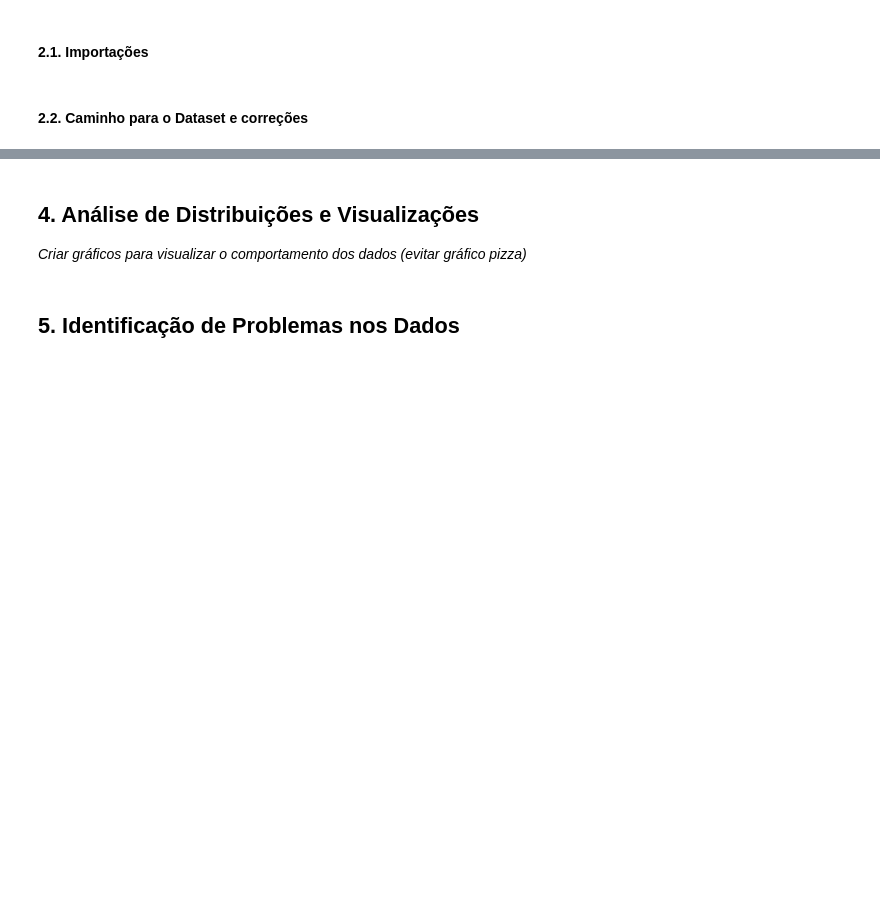
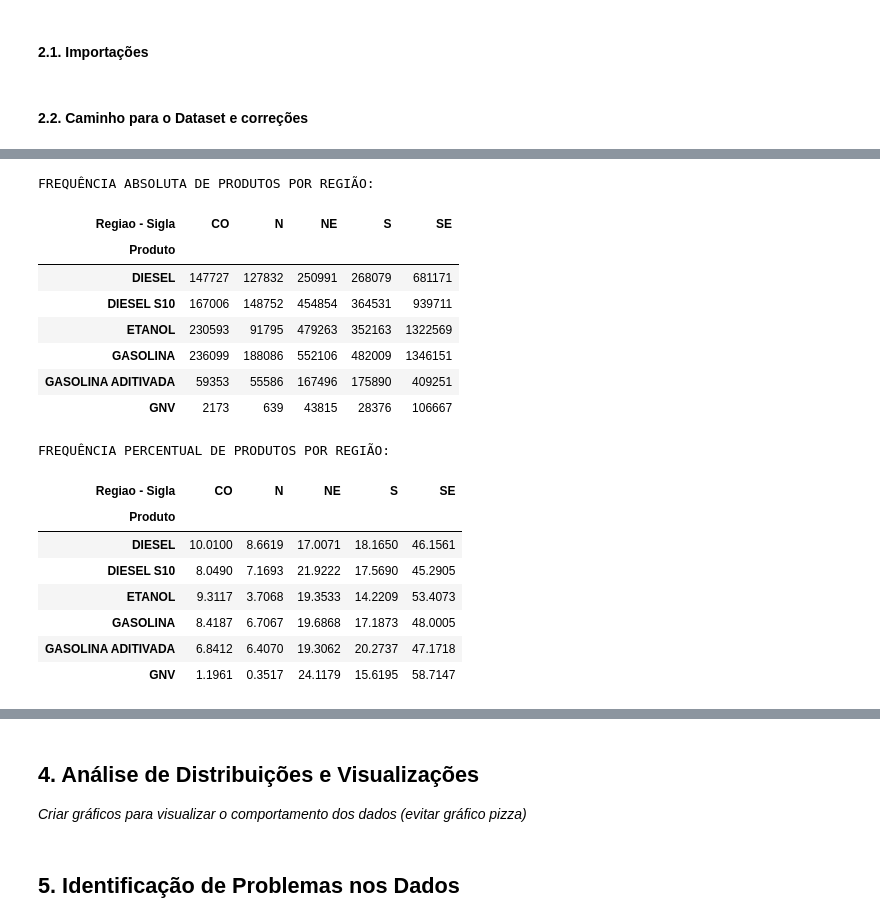
Before and after one commit to LucasCabra7/precos-combustiveis-brasil-2015-2025, a Jupyter notebook: Grupo_4_Análise_Exploratória_e_Modelagem_Preditiva_dos_Preços_de_Combustíveis_no_Brasil_(2015–2025).ipynb, the cells around one changed output, grey strips where cells are left out. Cells and saved outputs as stored; diff of their text form; code cells hidden in the pictures; blank space fills up the shorter version.

```diff
--- a/Grupo_4_Análise_Exploratória_e_Modelagem_Preditiva_dos_Preços_de_Combustíveis_no_Brasil_(2015–2025).ipynb
+++ b/Grupo_4_Análise_Exploratória_e_Modelagem_Preditiva_dos_Preços_de_Combustíveis_no_Brasil_(2015–2025).ipynb
@@ -794,0 +278,50 @@ Essa análise contribui para uma compreensão mais aprofundada do comportamento
+# %%
+class AnalisadorDistribuicaoProdutoPorRegiao:
+    def __init__(self, dataframe: pd.DataFrame):
+        self.dataframe = dataframe
+
+    def calcular_exibir_frequencia_absoluta_produto_por_regiao(self):
+        print("\nFREQUÊNCIA ABSOLUTA DE PRODUTOS POR REGIÃO:")
+        frequencia_absoluta_produto_por_regiao = (
+            self.dataframe
+            .groupby(['Produto', 'Regiao - Sigla'])
+            .size()
+            .unstack(fill_value=0)
+            )
+        display(frequencia_absoluta_produto_por_regiao)
+
+    def calcular_exibir_frequencia_percentual_produto_por_regiao(self):
+        print("\nFREQUÊNCIA PERCENTUAL DE PRODUTOS POR REGIÃO:")
+        frequencia_percentual_produto_por_regiao = (
+            self.dataframe
+            .groupby(['Produto', 'Regiao - Sigla'])
+            .size()
+            .unstack(fill_value=0)
+            .apply(lambda x: (x / x.sum()) * 100, axis=1)
+            .round(4)
+            )
+        display(frequencia_percentual_produto_por_regiao)
+
+analisador_produto_por_regiao = AnalisadorDistribuicaoProdutoPorRegiao(dataframe_final)
+analisador_produto_por_regiao.calcular_exibir_frequencia_absoluta_produto_por_regiao()
+print(" ")
+analisador_produto_por_regiao.calcular_exibir_frequencia_percentual_produto_por_regiao()
+# %% [output]
+FREQUÊNCIA ABSOLUTA DE PRODUTOS POR REGIÃO:
+| Regiao - Sigla | CO | N | NE | S | SE |
+| Produto |  |  |  |  |  |
+| DIESEL | 147727 | 127832 | 250991 | 268079 | 681171 |
+| DIESEL S10 | 167006 | 148752 | 454854 | 364531 | 939711 |
+| ETANOL | 230593 | 91795 | 479263 | 352163 | 1322569 |
+| GASOLINA | 236099 | 188086 | 552106 | 482009 | 1346151 |
+| GASOLINA ADITIVADA | 59353 | 55586 | 167496 | 175890 | 409251 |
+| GNV | 2173 | 639 | 43815 | 28376 | 106667 |
+FREQUÊNCIA PERCENTUAL DE PRODUTOS POR REGIÃO:
+| Regiao - Sigla | CO | N | NE | S | SE |
+| Produto |  |  |  |  |  |
+| DIESEL | 10.0100 | 8.6619 | 17.0071 | 18.1650 | 46.1561 |
+| DIESEL S10 | 8.0490 | 7.1693 | 21.9222 | 17.5690 | 45.2905 |
+| ETANOL | 9.3117 | 3.7068 | 19.3533 | 14.2209 | 53.4073 |
+| GASOLINA | 8.4187 | 6.7067 | 19.6868 | 17.1873 | 48.0005 |
+| GASOLINA ADITIVADA | 6.8412 | 6.4070 | 19.3062 | 20.2737 | 47.1718 |
+| GNV | 1.1961 | 0.3517 | 24.1179 | 15.6195 | 58.7147 |
```
Also changed, not shown: parts of 39 cells of this notebook, 1 other file.
